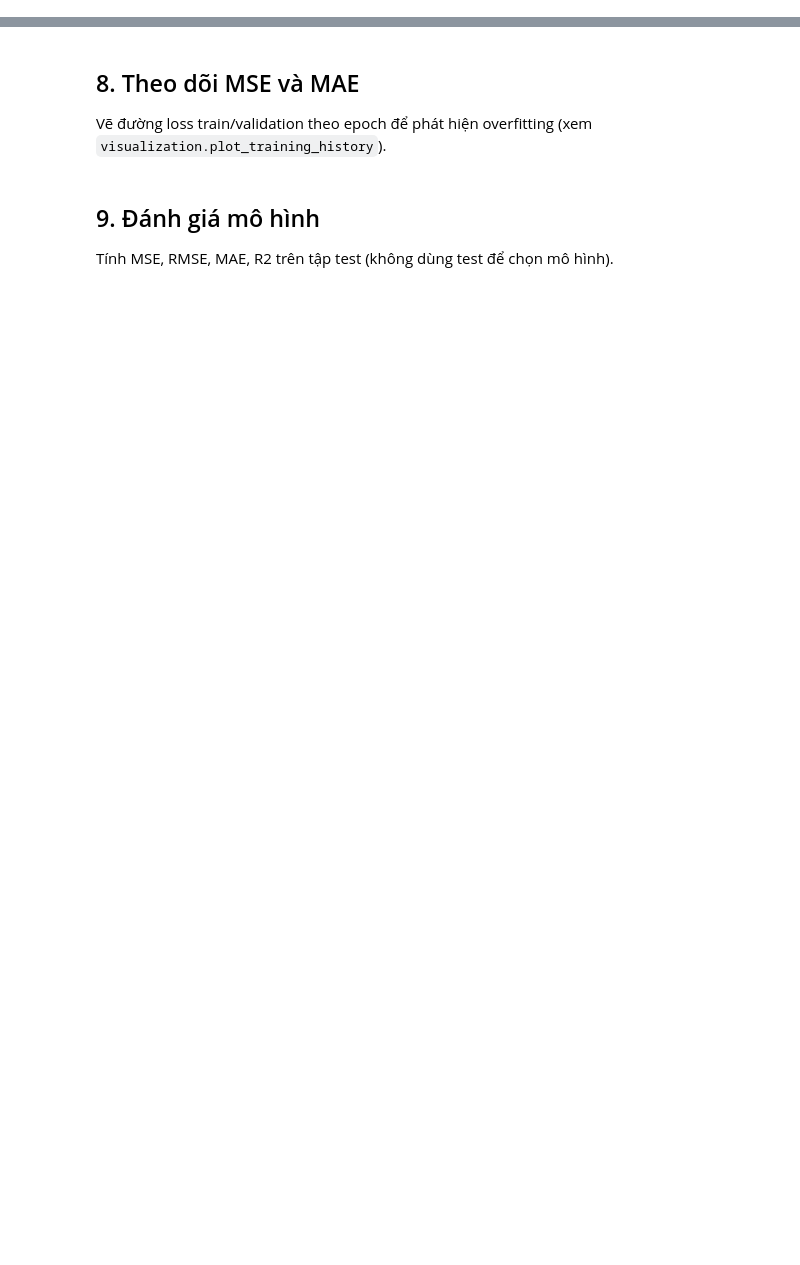
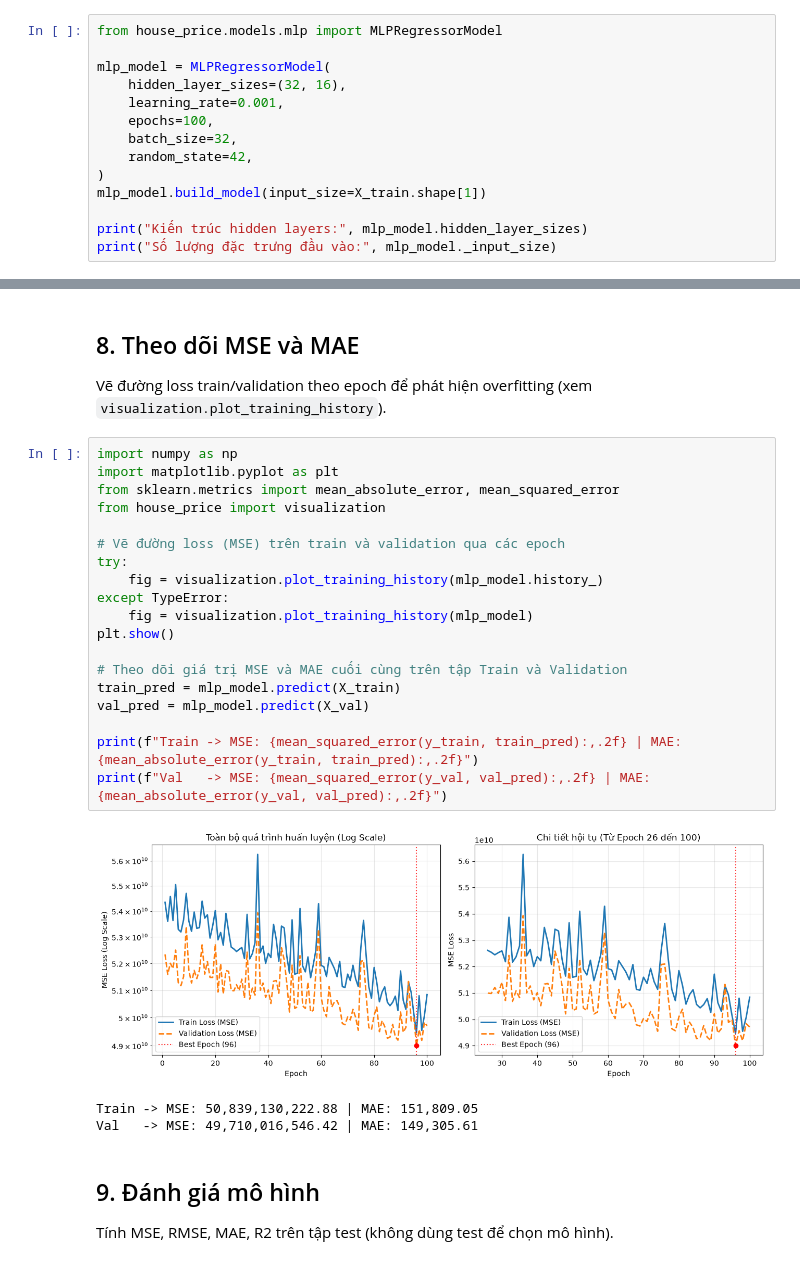
Before and after one commit to ThanhHuyMLE/Project_MachineLearning_Group5, a Jupyter notebook: notebooks/practice_04_mlp_regression.ipynb, the cells around one changed output, grey strips where cells are left out. Drawn from its saved outputs; the diff is of its cells as text; blank space fills up the shorter version.

```diff
--- a/notebooks/practice_04_mlp_regression.ipynb
+++ b/notebooks/practice_04_mlp_regression.ipynb
@@ -446,3 +472,17 @@ print(f"Đã lưu {EDA_DIR / 'eda_summary.json'}")
 ## 6. Xây dựng mô hình MLP
 
 Kiến trúc: Dense(32, relu) -> Dense(16, relu) -> Dense(1, linear). Xem `docs/algorithms/mlp.md` và `src/house_price/models/mlp.py` (TODO: Sinh viên 2).
+# %%
+from house_price.models.mlp import MLPRegressorModel
+
+mlp_model = MLPRegressorModel(
+    hidden_layer_sizes=(32, 16),
+    learning_rate=0.001,
+    epochs=100,
+    batch_size=32,
+    random_state=42,
+)
+mlp_model.build_model(input_size=X_train.shape[1])
+
+print("Kiến trúc hidden layers:", mlp_model.hidden_layer_sizes)
+print("Số lượng đặc trưng đầu vào:", mlp_model._input_size)
@@ -454,6 +555,29 @@ Optimizer Adam, loss MSE, epochs 100, batch size 32. Theo dõi loss/MAE trên tr
 ## 8. Theo dõi MSE và MAE
 
 Vẽ đường loss train/validation theo epoch để phát hiện overfitting (xem `visualization.plot_training_history`).
+# %%
+import numpy as np
+import matplotlib.pyplot as plt
+from sklearn.metrics import mean_absolute_error, mean_squared_error
+from house_price import visualization
+
+# Vẽ đường loss (MSE) trên train và validation qua các epoch
+try:
+    fig = visualization.plot_training_history(mlp_model.history_)
+except TypeError:
+    fig = visualization.plot_training_history(mlp_model)
+plt.show()
+
+# Theo dõi giá trị MSE và MAE cuối cùng trên tập Train và Validation
+train_pred = mlp_model.predict(X_train)
+val_pred = mlp_model.predict(X_val)
+
+print(f"Train -> MSE: {mean_squared_error(y_train, train_pred):,.2f} | MAE: {mean_absolute_error(y_train, train_pred):,.2f}")
+print(f"Val   -> MSE: {mean_squared_error(y_val, val_pred):,.2f} | MAE: {mean_absolute_error(y_val, val_pred):,.2f}")
+# %% [output]
+[figure, added]
+Train -> MSE: 50,839,130,222.88 | MAE: 151,809.05
+Val   -> MSE: 49,710,016,546.42 | MAE: 149,305.61
 # %% [markdown]
 ## 9. Đánh giá mô hình
 
```
Also changed, not shown: parts of 9 cells of this notebook, 2 other files.
